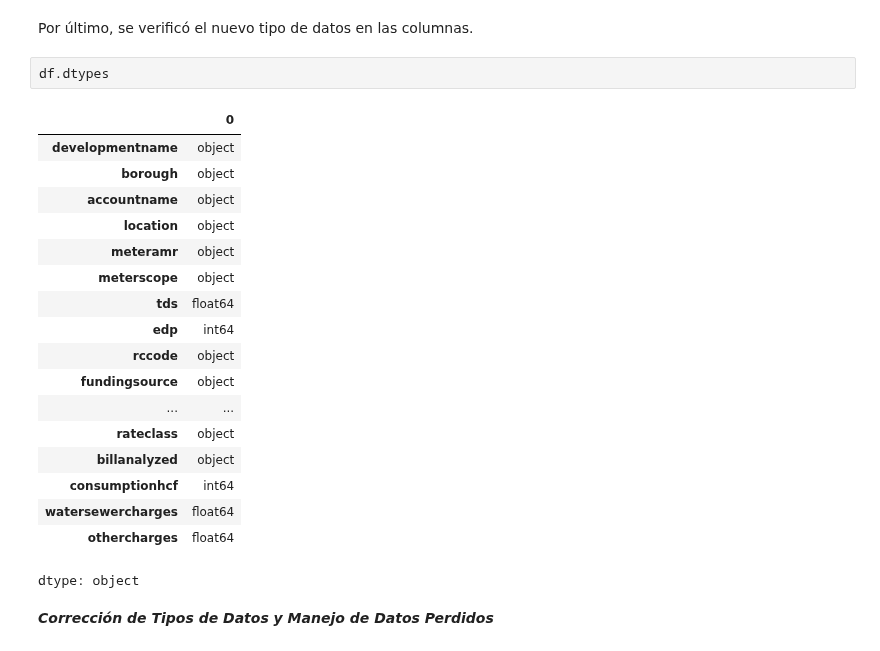
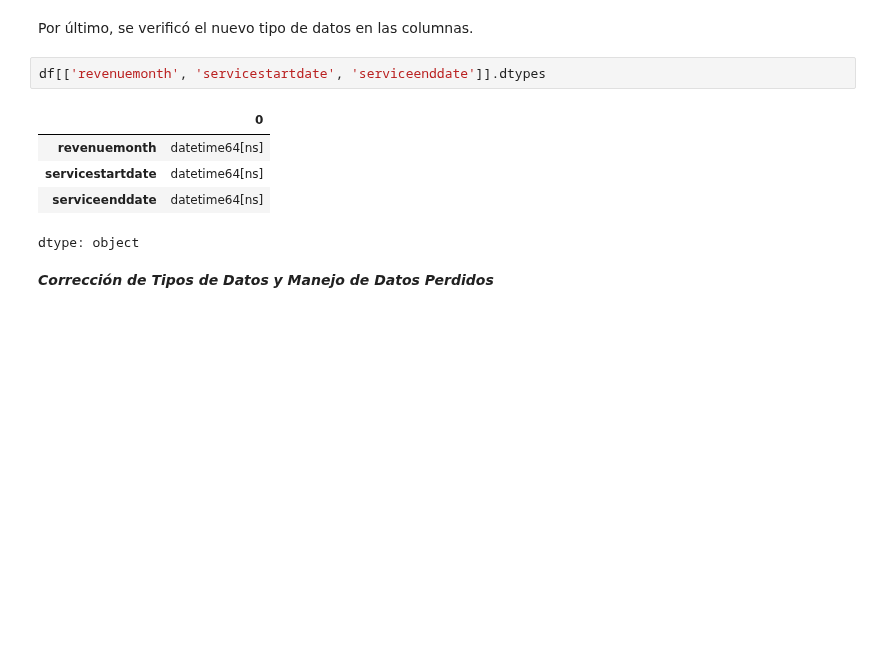
Before and after one commit to jonathanahc/Proyecto, a Jupyter notebook: ProyectoProgADAP_255497NvaVersion.ipynb, the cells around one changed output. Drawn from its saved outputs; the diff is of its cells as text; blank space fills up the shorter version.

```diff
--- a/ProyectoProgADAP_255497NvaVersion.ipynb
+++ b/ProyectoProgADAP_255497NvaVersion.ipynb
@@ -170,25 +172,12 @@ df['serviceenddate'] = pd.to_datetime(df['serviceenddate'], format='%m/%d/%Y', e
 # %% [markdown]
 Por último, se verificó el nuevo tipo de datos en las columnas.
 # %%
-df.dtypes
+df[['revenuemonth', 'servicestartdate', 'serviceenddate']].dtypes
 # %% [output]
 |  | 0 |
-| developmentname | object |
-| borough | object |
-| accountname | object |
-| location | object |
-| meteramr | object |
-| meterscope | object |
-| tds | float64 |
-| edp | int64 |
-| rccode | object |
-| fundingsource | object |
-| ... | ... |
-| rateclass | object |
-| billanalyzed | object |
-| consumptionhcf | int64 |
-| watersewercharges | float64 |
-| othercharges | float64 |
+| revenuemonth | datetime64[ns] |
+| servicestartdate | datetime64[ns] |
+| serviceenddate | datetime64[ns] |
 dtype: object
 # %% [markdown]
 ***Corrección de Tipos de Datos y Manejo de Datos Perdidos***
```
Also changed, not shown: parts of 3 cells of this notebook.
